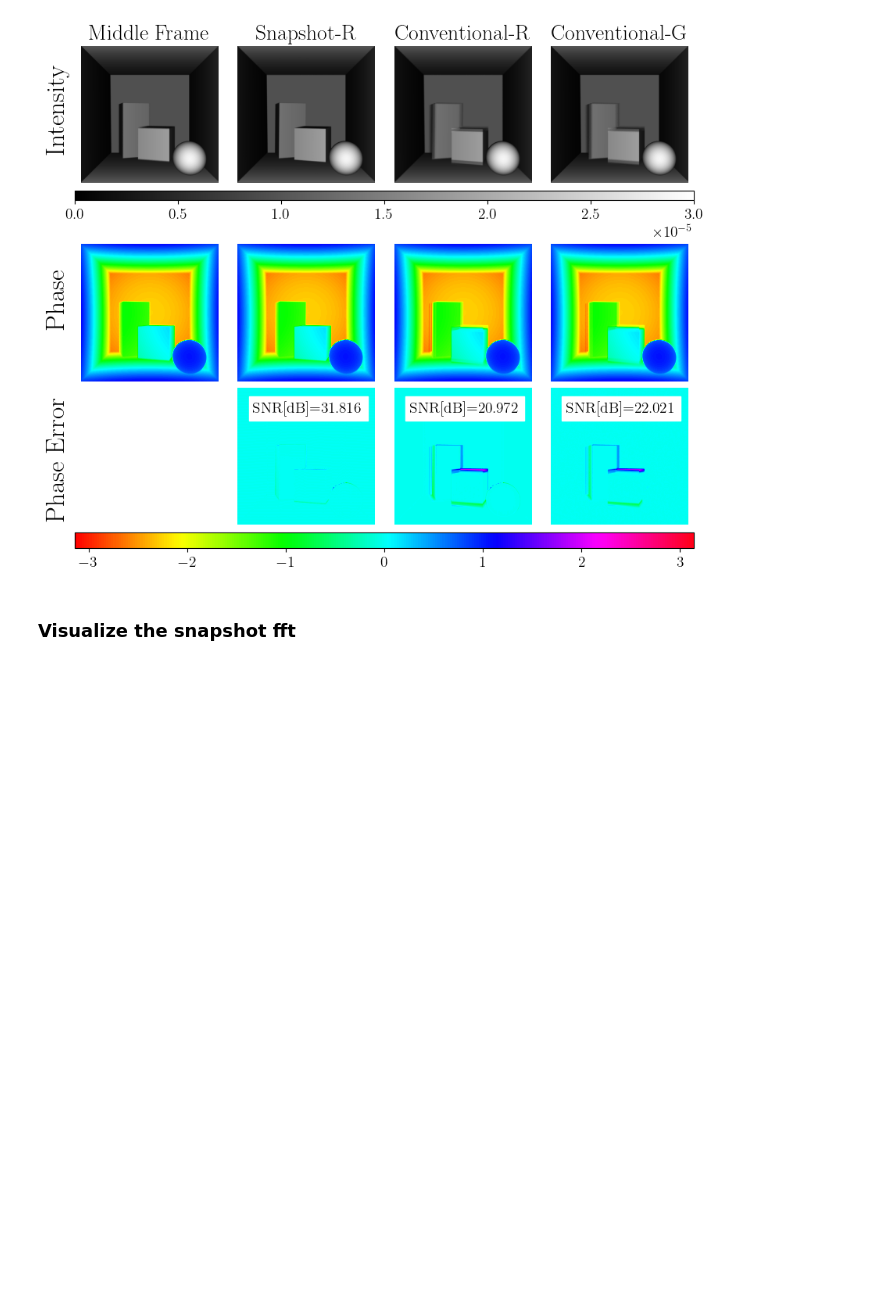
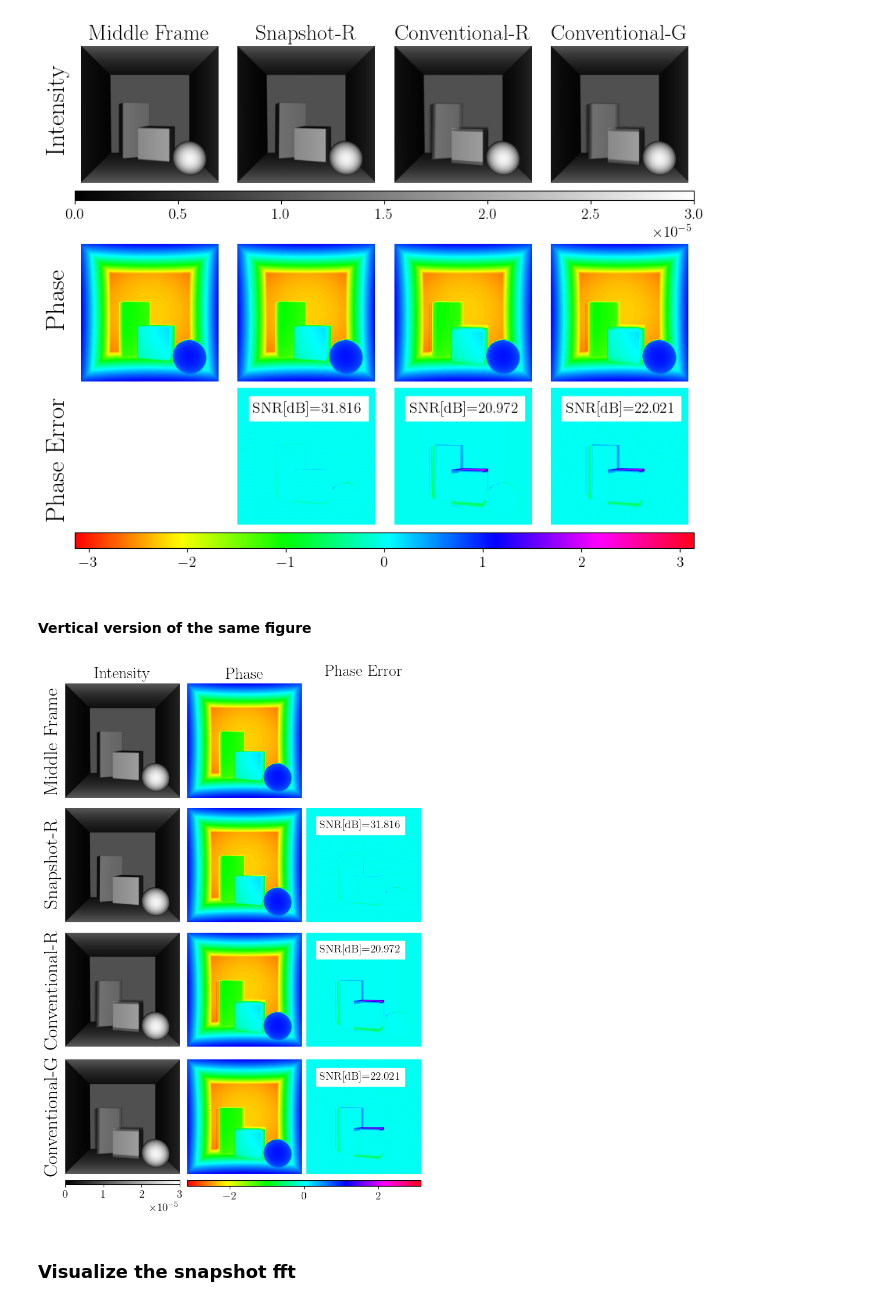
Before and after one commit to dartmouth-risc-lab/snapshot-lidar, a Jupyter notebook: notebooks/moving_scene (supp fig 5).ipynb, the cells around one changed output. Drawn from its saved outputs; the diff is of its cells as text; code cells hidden in the pictures; blank space fills up the shorter version.

```diff
--- a/notebooks/moving_scene (supp fig 5).ipynb
+++ b/notebooks/moving_scene (supp fig 5).ipynb
@@ -198,5 +198,67 @@ if save_figs:
 # %% [output]
 [figure]
+# %% [markdown]
+#### Vertical version of the same figure
+# %%
+fig_recon, axs_recons = plt.subplots(4,3, layout='constrained', figsize=(6.25, 9.5))
+
+# plot the reconstructions
+axs_recons[0,0].set_title("Intensity")
+axs_recons[0,0].axis("off")
+axs_recons[0,0].imshow(gt_intensity, cmap="gray", vmin=0, vmax=3e-5)
+fig_recon.text(-0.045,0.766, 'Middle Frame', rotation='vertical')
+
+fig_recon.text(-0.045,0.56, 'Snapshot-R', rotation='vertical')
+axs_recons[1,0].axis("off")
+axs_recons[1,0].imshow(recon_intensity_sp, cmap="gray", vmin=0, vmax=3e-5)
+
+fig_recon.text(-0.045,0.305, 'Conventional-R', rotation='vertical')
+axs_recons[2,0].axis("off")
+axs_recons[2,0].imshow(recon_intensity_conv, cmap="gray", vmin=0, vmax=3e-5)
+
+fig_recon.text(-0.045,0.075, 'Conventional-G', rotation='vertical')
+axs_recons[3,0].axis("off")
+img = axs_recons[3,0].imshow(global_intensity, cmap="gray", vmin=0, vmax=3e-5)
+fig_recon.colorbar(img, ax=axs_recons[3,0], orientation='horizontal', aspect=30)
+
+axs_recons[0,1].set_title('Phase')
+axs_recons[0,1].axis("off")
+axs_recons[0,1].imshow(gt_phase, cmap="hsv", vmin=-pi, vmax=pi)
+
+axs_recons[1,1].axis("off")
+axs_recons[1,1].imshow(recon_phase_sp, cmap="hsv", vmin=-pi, vmax=pi)
+
+axs_recons[2,1].axis("off")
+axs_recons[2,1].imshow(recon_phase_conv, cmap="hsv", vmin=-pi, vmax=pi)
+
+axs_recons[3,1].axis("off")
+axs_recons[3,1].imshow(global_phase, cmap="hsv", vmin=-pi, vmax=pi)
+
+# plot the snr
+axs_recons[0,2].set_title('Phase Error')
+# fig_recon.text(-0.025,0.1, 'Phase Error', rotation='vertical')
+axs_recons[0,2].axis('off')
+
+axs_recons[1,2].axis("off")
+axs_recons[1,2].annotate("SNR[dB]={:.3f}".format(snr_sp), (58,90), fontsize=14, backgroundcolor='w')
+img = axs_recons[1,2].imshow(gt_phase - recon_phase_sp, cmap='hsv', vmin=-pi, vmax=pi)
+
+axs_recons[2,2].annotate("SNR[dB]={:.3f}".format(snr_conv), (58,90), fontsize=14, backgroundcolor='w')
+axs_recons[2,2].axis("off")
+axs_recons[2,2].imshow(gt_phase - recon_phase_conv, cmap='hsv', vmin=-pi, vmax=pi)
+
+axs_recons[3,2].annotate("SNR[dB]={:.3f}".format(snr_conv_global), (58,90), fontsize=14, backgroundcolor='w')
+axs_recons[3,2].axis("off")
+axs_recons[3,2].imshow(gt_phase - global_phase, cmap='hsv', vmin=-pi, vmax=pi)
+fig_recon.colorbar(img, ax=axs_recons[3,1:], orientation='horizontal', fraction=0.15, aspect=40)
+
+
+plt.show()
+
+if save_figs:
+    fig_recon.savefig("figures/CVPRfigures/moving_scene_vert.pdf", bbox_inches = 'tight')
+# %% [output]
+[figure, added]
 # %% [markdown]
 ### Visualize the snapshot fft
 # %%
```
Also changed, not shown: parts of 2 cells of this notebook.
